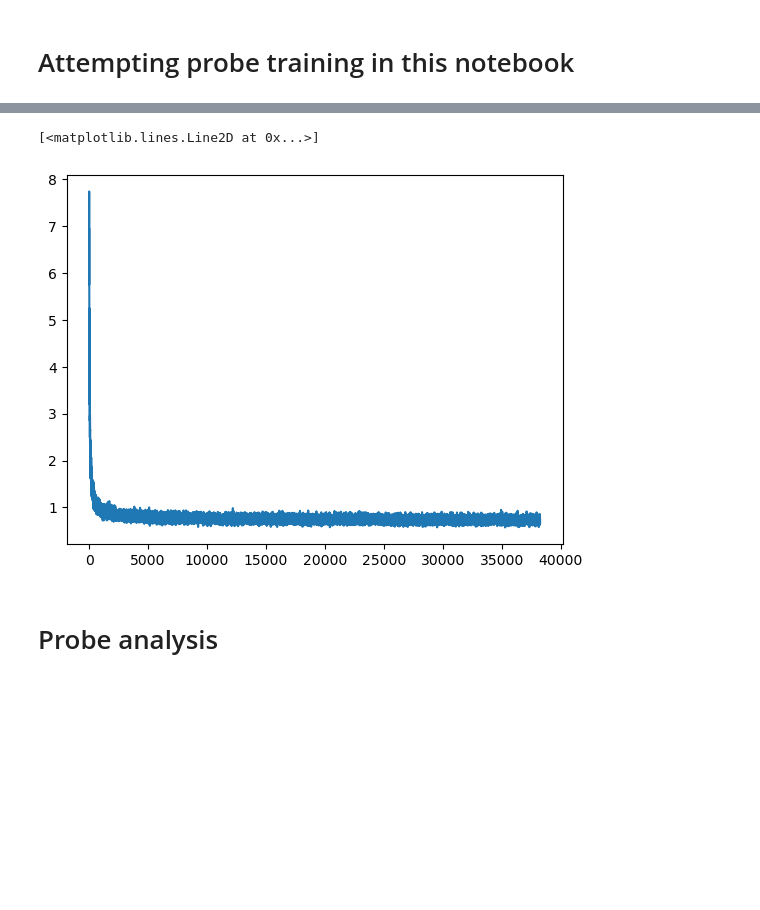
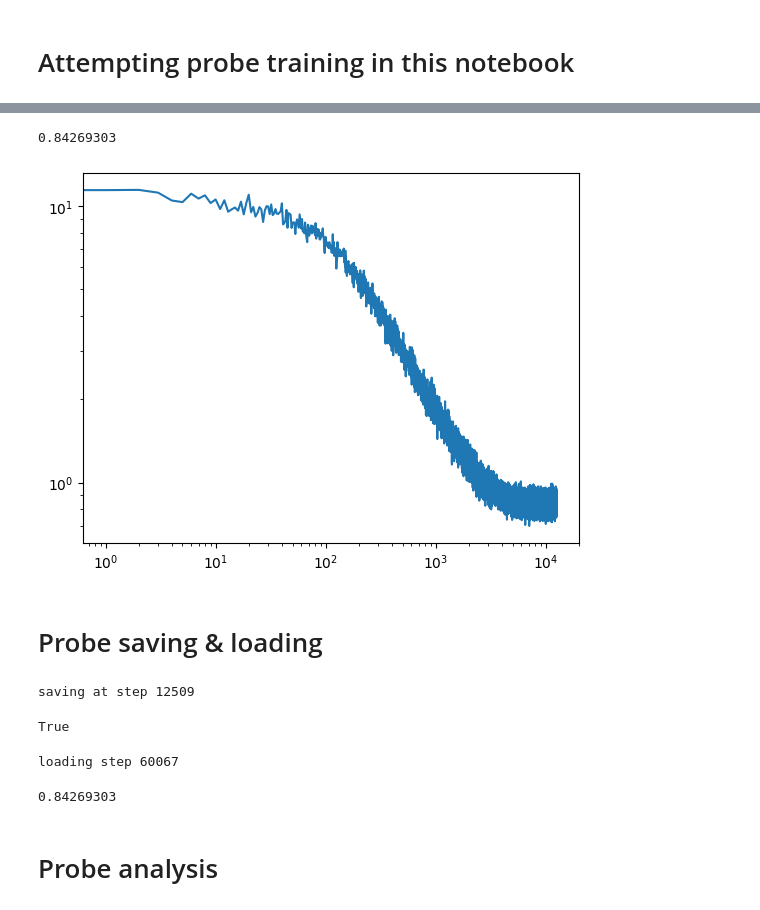
Before and after one commit to johannestreutlein/maze-goal, a Jupyter notebook: analysis.ipynb, the cells around one changed output, grey strips where cells are left out. Saved outputs shown, nothing was run; the diff lists cells and outputs as text; code cells hidden in the pictures; blank space fills up the shorter version.

```diff
--- a/analysis.ipynb
+++ b/analysis.ipynb
@@ -113,8 +113,8 @@ def loss_fn(params, batch):
 
 tx = optax.adamw(lr)
 
-x = next(iter(train_loader))
-params = model.init(rng, x['data'])
+batch = next(iter(train_loader))
+params = model.init(rng, batch['data'])
 
 apply_fn = jax.jit(model.apply)
 
@@ -201,16 +212,16 @@ def ints_to_coords(arr):
     return coords
 # %%
 #batch['data'] = batch['data'].at[4,start_indx-3].set(vocab_map('(0,0)')).at[4,start_indx-2].set(vocab_map('(0,0)'))
-batch = x
-preds, act = model.apply(state['params'],x['data'])
+
+preds, act = model.apply(state['params'],batch['data'])
 
 for i in range(20):
   print(f'\nex {i}')
 
-  print(batch['data'][i,x['start_index'][i]:x['end_index'][i]+1])
-  print(jnp.argmax(preds[i,x['start_index'][i]:x['end_index'][i]-1],axis=-1))
-  plot = MazePlot(x['maze'][i])
-  path = ints_to_coords(jnp.argmax(preds[i,x['start_index'][i]:x['end_index'][i]-1],axis=-1))
+  print(batch['data'][i,batch['start_index'][i]:batch['end_index'][i]+1])
+  print(jnp.argmax(preds[i,batch['start_index'][i]:batch['end_index'][i]-1],axis=-1))
+  plot = MazePlot(batch['maze'][i])
+  path = ints_to_coords(jnp.argmax(preds[i,batch['start_index'][i]:batch['end_index'][i]-1],axis=-1))
   plot.add_predicted_path(path)
   plot.plot()
 # %% [output]
@@ -245,8 +256,8 @@ ex 19
 ... (9 outputs left out)
 # %%
-maze_num = 2
+maze_num = 0
 
-x_mod = np.copy(x['data'])
+x_mod = np.copy(batch['data'])
 #x_mod[2,x['start_index'][maze_num]+2:x['start_index'][maze_num]+11] = jnp.array([
 #    vocab_map('(0,3)'),vocab_map('(0,4)'),vocab_map('(1,4)'),vocab_map('(2,4)'),vocab_map('(3,4)'), vocab_map('(3,3)'), vocab_map('(3,2)'),
 #    vocab_map('(4,2)'), vocab_map('(4,3)')])
@@ -255,6 +266,6 @@ preds, act = model.apply(state['params'],x_mod)
 
 for t in range(11):
   print(f'\ntime step {t}')
-  print(sorted([(reverse_map[i],nn.softmax(preds[maze_num][x['start_index'][maze_num]+t])[i]) for i in range(len(reverse_map))],key=lambda x: -x[1])[:4])
+  print(sorted([(reverse_map[i],nn.softmax(preds[maze_num][batch['start_index'][maze_num]+t])[i]) for i in range(len(reverse_map))],key=lambda x: -x[1])[:4])
 # %% [output]
 time step 0
@@ -304,13 +315,15 @@ def concat_acts(act, first_layer, last_layer):
 # Start a new experiment
 
 
-first_layer = 9
+first_layer = 8
 
-last_layer = 9
+last_layer = 8
 
 
 losses = []
 eval_losses = []
+
+#batch = next(iter(train_loader))
 
 
 key = random.PRNGKey(0)
@@ -435,8 +445,53 @@ XlaRuntimeError: UNKNOWN: /var/folders/pc/8rgjvxmn1s7cssf2g_rh46ph0000gn/T/ipyke
 # %%
 plt.plot(probe_losses)
+plt.yscale('log')
+plt.xscale('log')
+
+print(np.mean(probe_losses[-100:]))
 # %% [output]
-[<matplotlib.lines.Line2D at 0x...>]
+0.84269303
-[figure, old version]
+[figure, new version]
+# %% [markdown]
+# Probe saving & loading
+# %%
+# PROBE SAVING
+
+orbax_checkpointer = orbax.checkpoint.PyTreeCheckpointer()
+probe_options = orbax.checkpoint.CheckpointManagerOptions(max_to_keep=keep_n_checkpoints)
+probe_checkpoint_manager = orbax.checkpoint.CheckpointManager(os.path.join(checkpoint_path,'probe_layer_9'), orbax_checkpointer, probe_options)
+probe_save_step = probe_state['step']
+print(f'saving at step {probe_save_step}')
+probe_save_dict = {'probe_state': probe_state,
+             'probe_loss': np.array(probe_losses)
+             }
+probe_save_args = orbax_utils.save_args_from_target(probe_save_dict)
+probe_checkpoint_manager.save(probe_save_step, probe_save_dict, save_kwargs={'save_args': probe_save_args})
+# %% [output]
+saving at step 12509
+True
+# %%
+# PROBE LOADING
+
+orbax_checkpointer = orbax.checkpoint.PyTreeCheckpointer()
+probe_options = orbax.checkpoint.CheckpointManagerOptions(max_to_keep=keep_n_checkpoints)
+probe_checkpoint_manager = orbax.checkpoint.CheckpointManager(os.path.join(base_path,'probe_layer_10'), orbax_checkpointer, probe_options)
+
+dummy_dict = {
+            'probe_state': probe_state,
+            'probe_loss': np.zeros(1)}
+
+step = probe_checkpoint_manager.latest_step()
+print(f'loading step {step}')
+load_dict = probe_checkpoint_manager.restore(step, items=dummy_dict)
+probe_state = load_dict['probe_state']
+probe_loss = load_dict['probe_loss']
+probe_losses = list(probe_loss)
+# %% [output]
+loading step 60067
+# %%
+np.mean(probe_losses[-100:])
+# %% [output]
+0.84269303
 # %% [markdown]
 # Probe analysis
 # %%
```
Also changed, not shown: parts of 16 cells of this notebook, 2 other files.
